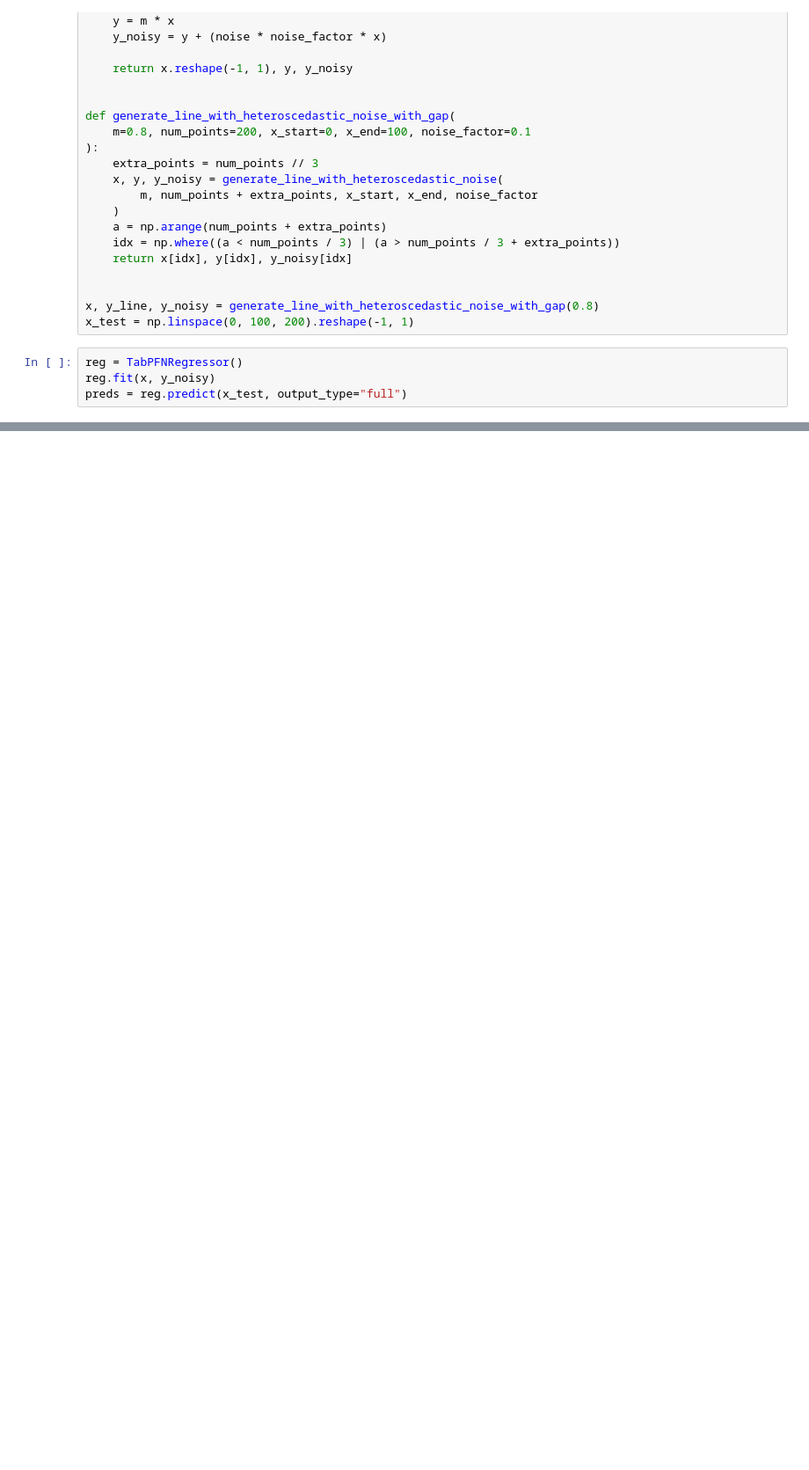
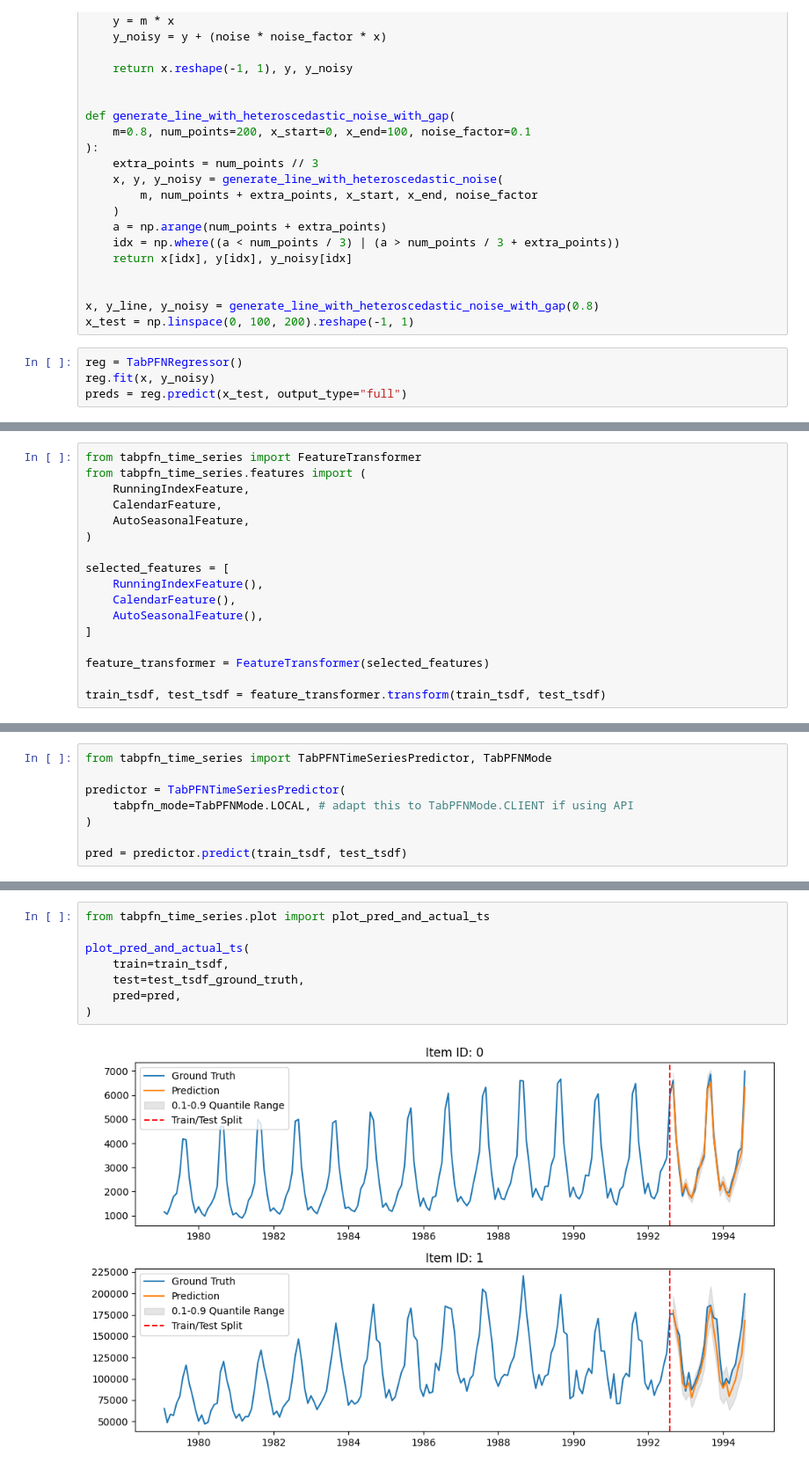
Before and after one commit to zhengaq/TabPFN, a Jupyter notebook: examples/notebooks/TabPFN_Demo_Local.ipynb, the cells around one changed output, grey strips where cells are left out. Shown at 88% size. Cells and saved outputs as stored; diff of their text form; blank space fills up the shorter version.

```diff
--- a/examples/notebooks/TabPFN_Demo_Local.ipynb
+++ b/examples/notebooks/TabPFN_Demo_Local.ipynb
@@ -1076,0 +1266,17 @@ plot_regression_uncertainty(ax, x, y_line, y_noisy, x_test, color_multiplier=5)
+# %%
+from tabpfn_time_series import FeatureTransformer
+from tabpfn_time_series.features import (
+    RunningIndexFeature,
+    CalendarFeature,
+    AutoSeasonalFeature,
+)
+
+selected_features = [
+    RunningIndexFeature(),
+    CalendarFeature(),
+    AutoSeasonalFeature(),
+]
+
+feature_transformer = FeatureTransformer(selected_features)
+
+train_tsdf, test_tsdf = feature_transformer.transform(train_tsdf, test_tsdf)
@@ -1076,0 +1322,8 @@ plot_regression_uncertainty(ax, x, y_line, y_noisy, x_test, color_multiplier=5)
+# %%
+from tabpfn_time_series import TabPFNTimeSeriesPredictor, TabPFNMode
+
+predictor = TabPFNTimeSeriesPredictor(
+    tabpfn_mode=TabPFNMode.LOCAL, # adapt this to TabPFNMode.CLIENT if using API
+)
+
+pred = predictor.predict(train_tsdf, test_tsdf)
@@ -1076,0 +1336,10 @@ plot_regression_uncertainty(ax, x, y_line, y_noisy, x_test, color_multiplier=5)
+# %%
+from tabpfn_time_series.plot import plot_pred_and_actual_ts
+
+plot_pred_and_actual_ts(
+    train=train_tsdf,
+    test=test_tsdf_ground_truth,
+    pred=pred,
+)
+# %% [output]
+[figure, added]
```
Also changed, not shown: parts of 40 cells of this notebook.
